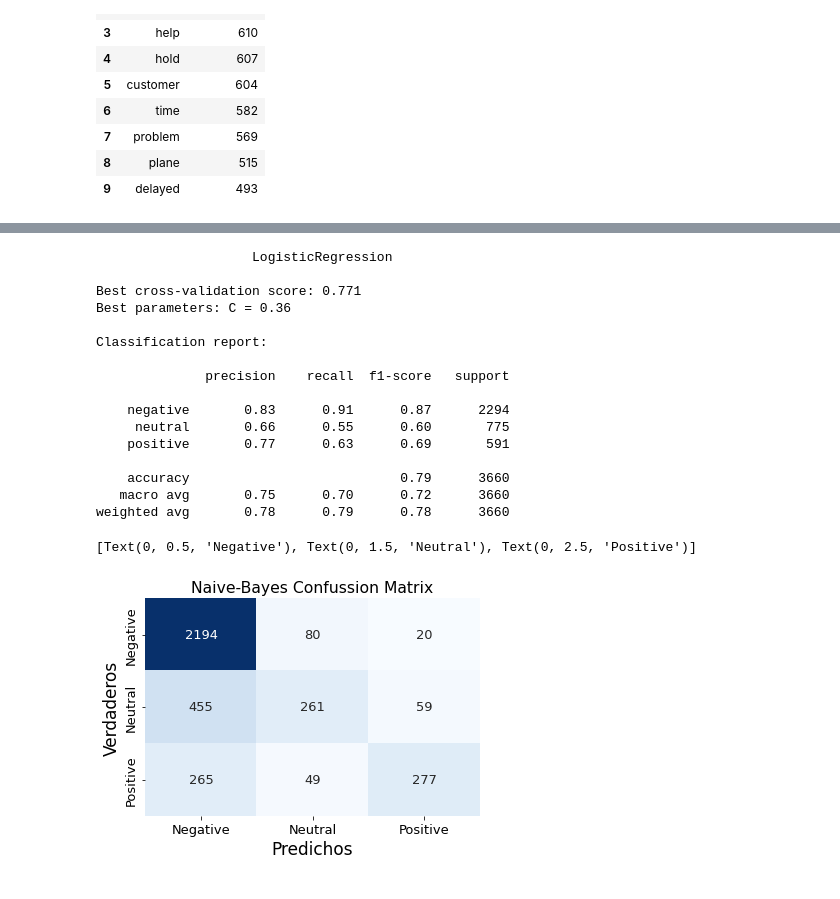
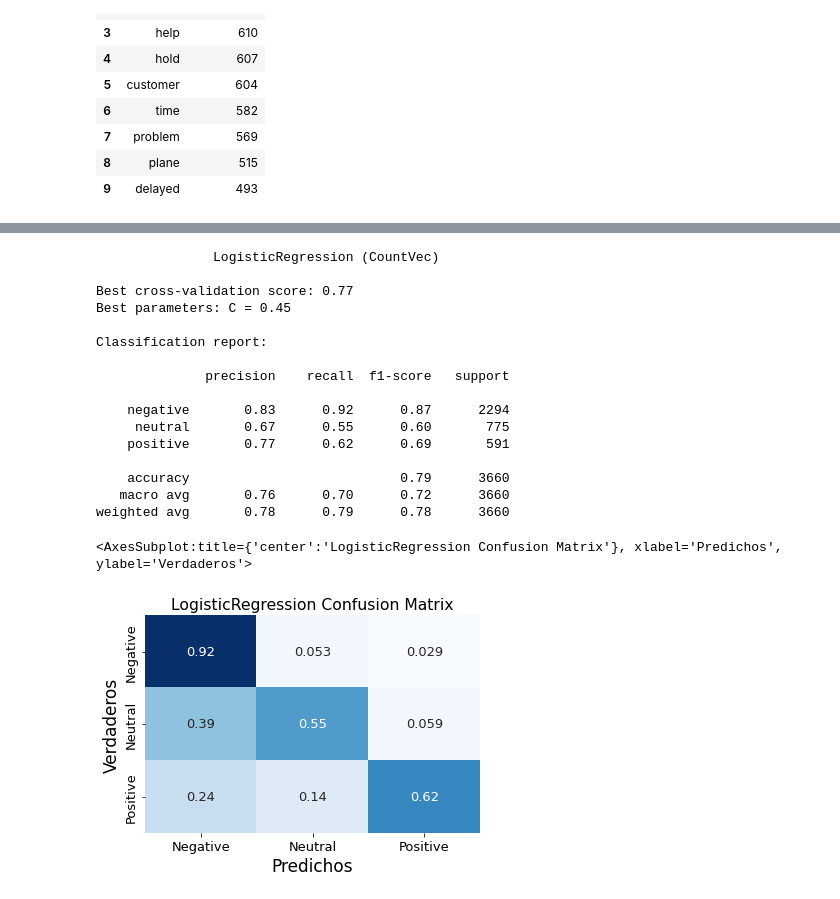
Before and after one commit to astach-DS/Tweets-Sentiment-Classification, a Jupyter notebook: Tweets.ipynb, the cells around one changed output, grey strips where cells are left out. Cells and saved outputs as stored; diff of their text form; code cells hidden in the pictures.

Commit message:
modeling almost finished

```diff
--- a/Tweets.ipynb
+++ b/Tweets.ipynb
@@ -320,0 +432,14 @@ x_test = vectorizer.transform(test)
+# %%
+means_roc = dict.fromkeys(labels)
+for label in results_roc.keys():
+    df=pd.DataFrame()
+    for fold in results_roc[label]:
+        df = pd.concat([df,results_roc[label][fold]],axis=1)
+    df['mean_recall'] = df['recall'].mean(axis=1)
+    df['mean_fpr'] =df['fpr'].mean(axis=1)
+    df.drop(columns=['recall','fpr'], inplace= True)
+    means_roc[label] = df
+
+def mean_roc(label):
+    mean_auc_roc = round(-1 * np.trapz(means_roc[label]['mean_recall'],means_roc[label]['mean_fpr']),2)
+    return mean_auc_roc
@@ -323,46 +493,53 @@ x_test = vectorizer.transform(test)
 
 skf = StratifiedKFold(n_splits=3,random_state=49,shuffle=True)
 estimador = LogisticRegression(max_iter=250)
-param_grid = {'C': np.arange(0.3,0.4,0.01)}
+param_grid = {'C': np.arange(0.4,0.5,0.01)}
 grid = GridSearchCV(estimador,param_grid,cv=skf,n_jobs=-1)
 grid.fit(x_train,y_train)
-y_pred = grid.predict(x_test)
-
-print('                    LogisticRegression\n')
+print('               LogisticRegression (CountVec)\n')
 print("Best cross-validation score:",np.round(grid.best_score_,3));
 print("Best parameters: C =", np.round(grid.best_params_['C'],3),'\n')
+
+best_model = grid.best_estimator_
+best_model.fit(x_train,y_train)
+y_pred = best_model.predict(x_test)
+
 print('Classification report:\n')
 print(classification_report(y_test,y_pred))
 # %% [output]
-                    LogisticRegression
+               LogisticRegression (CountVec)
 
-Best cross-validation score: 0.771
-Best parameters: C = 0.36
+Best cross-validation score: 0.77
+Best parameters: C = 0.45
 
 Classification report:
 
               precision    recall  f1-score   support
 
-    negative       0.83      0.91      0.87      2294
-     neutral       0.66      0.55      0.60       775
-    positive       0.77      0.63      0.69       591
+    negative       0.83      0.92      0.87      2294
+     neutral       0.67      0.55      0.60       775
+    positive       0.77      0.62      0.69       591
 
     accuracy                           0.79      3660
-   macro avg       0.75      0.70      0.72      3660
+   macro avg       0.76      0.70      0.72      3660
 weighted avg       0.78      0.79      0.78      3660
 # %%
 #Visualización de la matriz de confusión para LogisticRegression (CountVectorizer)
-fig,ax = plt.subplots()
-conf_matrix = confusion_matrix(y_test,y_pred)
-ax = sns.heatmap(conf_matrix,annot=True,cbar= False,fmt='d',cmap='Blues')
-ax.set_xlabel("Predichos",fontsize='17')
-ax.set_ylabel("Verdaderos",fontsize='17')
-ax.set_title('Naive-Bayes Confussion Matrix')
-ax.set_xticklabels(['Negative','Neutral','Positive'])
-ax.set_yticklabels(['Negative','Neutral','Positive'],fontdict={'verticalalignment': 'center'})
+def confusion(titulo):
+    fig,ax = plt.subplots()
+    conf_matrix = confusion_matrix(y_test,y_pred,normalize='true')
+    ax = sns.heatmap(conf_matrix,annot=True,cbar= False,cmap='Blues')
+    ax.set_xlabel("Predichos",fontsize='17')
+    ax.set_ylabel("Verdaderos",fontsize='17')
+    ax.set_title(titulo)
+    ax.set_xticklabels(['Negative','Neutral','Positive'])
+    ax.set_yticklabels(['Negative','Neutral','Positive'],fontdict={'verticalalignment': 'center'})
+    return ax
+
+confusion('LogisticRegression Confusion Matrix')
 # %% [output]
-[Text(0, 0.5, 'Negative'), Text(0, 1.5, 'Neutral'), Text(0, 2.5, 'Positive')]
+<AxesSubplot:title={'center':'LogisticRegression Confusion Matrix'}, xlabel='Predichos', ylabel='Verdaderos'>
-[figure, old version]
+[figure, new version]
 # %%
 #Model with MultinomialNB (CountVectorizer)
 
```
Also changed, not shown: parts of 36 cells of this notebook.
